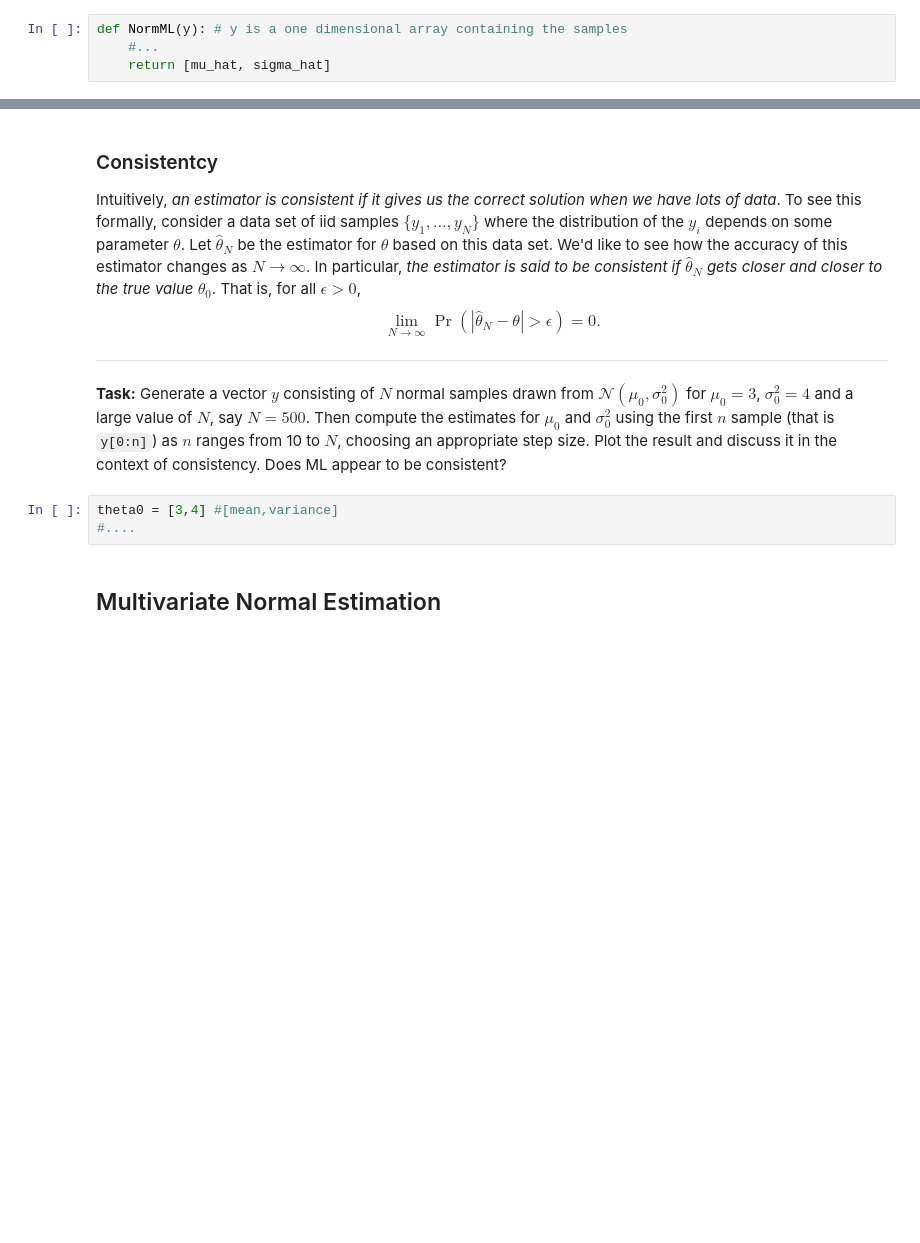
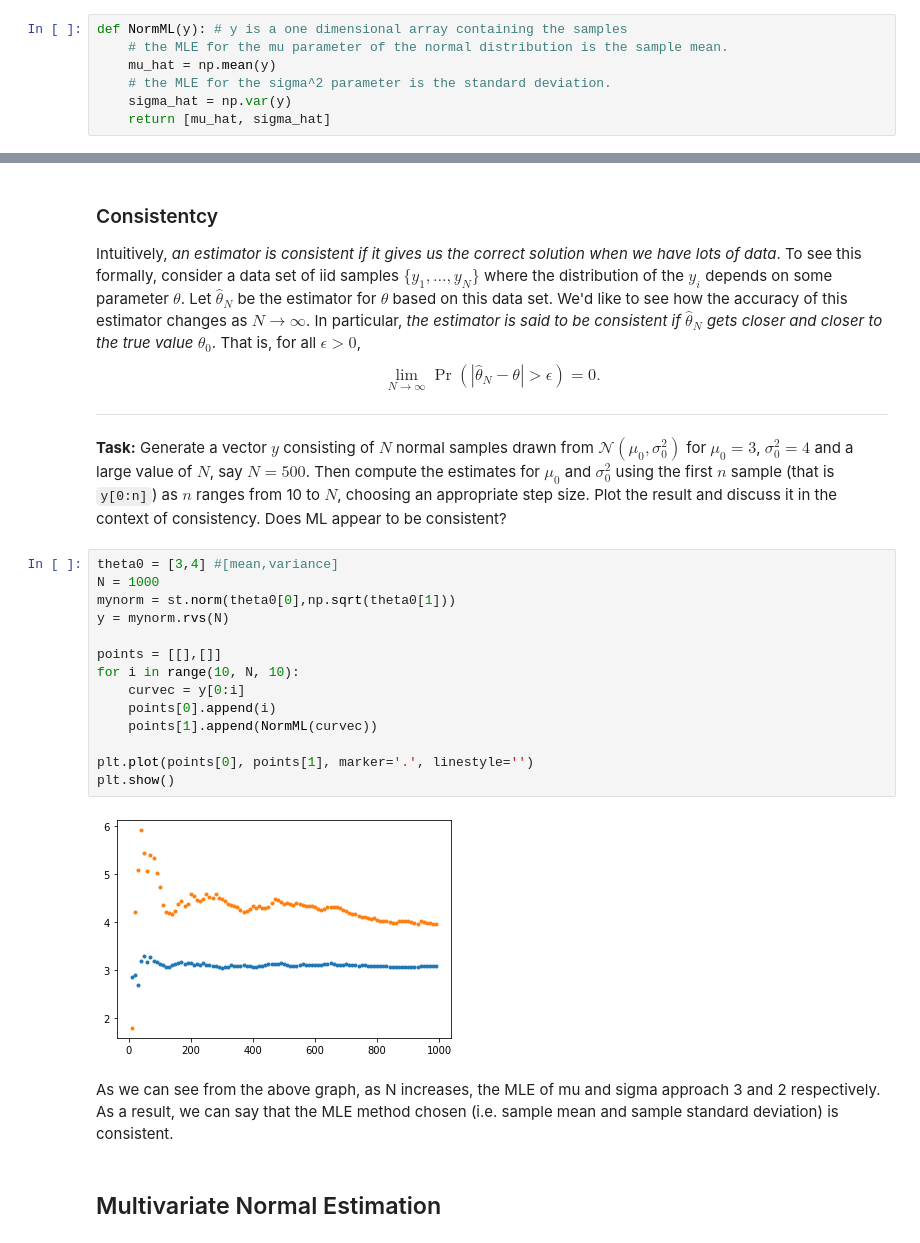
Before and after one commit to jn3qf/StatLearnLabs, a Jupyter notebook: Lab1_ML_Bayes_jn3qf.ipynb, the cells around one changed output, grey strips where cells are left out. Cells and saved outputs as stored; diff of their text form; blank space fills up the shorter version.

```diff
--- a/Lab1_ML_Bayes_jn3qf.ipynb
+++ b/Lab1_ML_Bayes_jn3qf.ipynb
@@ -17,7 +19,10 @@ print("Modules Imported!")
 __Task:__ Write a function that, given samples drawn from $\mathcal{N}(\mu,\sigma^2)$, returns the maximum likelihood estimates of $\mu$ and $\sigma^2$.
 # %%
 def NormML(y): # y is a one dimensional array containing the samples
-    #...
+    # the MLE for the mu parameter of the normal distribution is the sample mean.
+    mu_hat = np.mean(y)
+    # the MLE for the sigma^2 parameter is the standard deviation.
+    sigma_hat = np.var(y)
     return [mu_hat, sigma_hat]
 # %% [markdown]
 ### Bias
@@ -39,9 +44,24 @@ $$ \lim_{N\to\infty} \Pr(|\hat\theta_N-\theta|>\epsilon)=0.$$
 
 ___
 __Task:__ Generate a vector $y$ consisting of $N$ normal samples drawn from $\mathcal{N}(\mu_0,\sigma_0^2)$ for $\mu_0=3$, $\sigma_0^2=4$ and a large value of $N$, say $N=500$. Then compute the estimates for $\mu_0$ and $\sigma^2_0$ using the first $n$ sample (that is `y[0:n]`) as $n$ ranges from 10 to $N$, choosing an appropriate step size. Plot the result and discuss it in the context of consistency. Does ML appear to be consistent?
-# %%
-theta0 = [3,4] #[mean,variance]
-#....
+# %%
+theta0 = [3,4] #[mean,variance]
+N = 1000
+mynorm = st.norm(theta0[0],np.sqrt(theta0[1]))
+y = mynorm.rvs(N)
+
+points = [[],[]]
+for i in range(10, N, 10):
+    curvec = y[0:i]
+    points[0].append(i)
+    points[1].append(NormML(curvec))
+
+plt.plot(points[0], points[1], marker='.', linestyle='')
+plt.show()
+# %% [output]
+[figure, added]
+# %% [markdown]
+As we can see from the above graph, as N increases, the MLE of mu and sigma approach 3 and 2 respectively.  As a result, we can say that the MLE method chosen (i.e. sample mean and sample standard deviation) is consistent.
 # %% [markdown]
 ## Multivariate Normal Estimation
 # %% [markdown]
```
Also changed, not shown: parts of 5 cells of this notebook.
